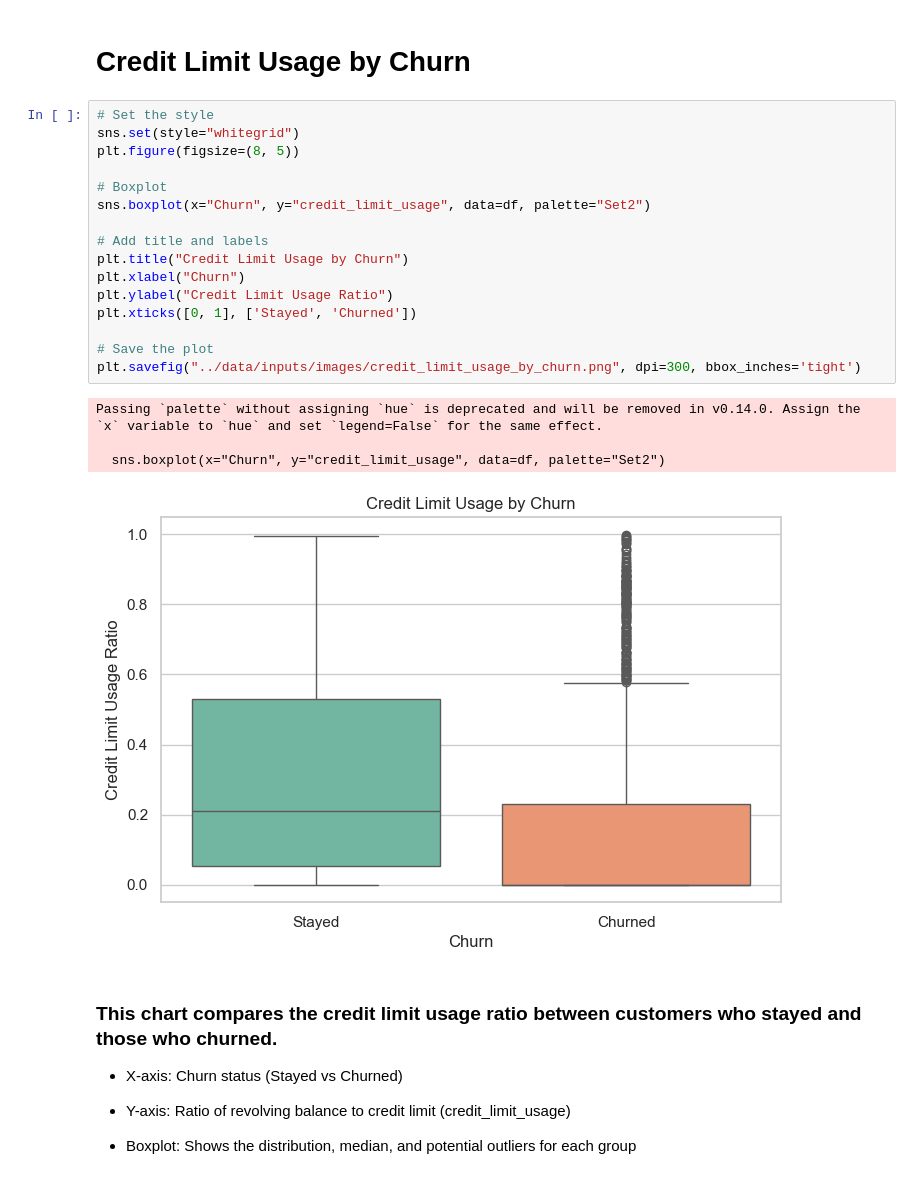
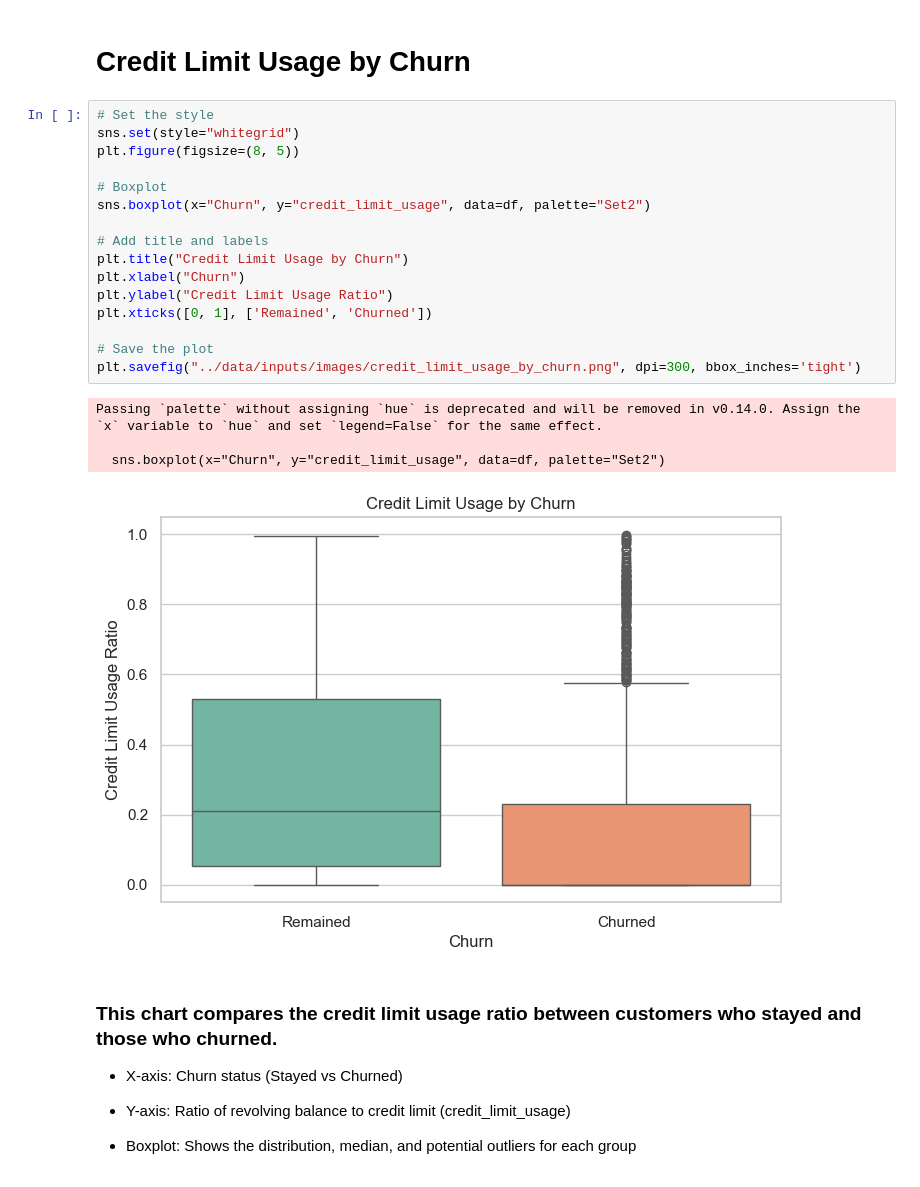
Before and after one commit to rmj9000/Credit_Card_Customer_Churn_Analysis, a Jupyter notebook: jupyter_notebooks/02_boxplot.ipynb, the cells around one changed output. Drawn from its saved outputs; the diff is of its cells as text.

Commit message:
Change label on Box Plot from Stayed to Remained

```diff
--- a/jupyter_notebooks/02_boxplot.ipynb
+++ b/jupyter_notebooks/02_boxplot.ipynb
@@ -23,24 +23,24 @@ df.head()
 # %%
 # Set the style
 sns.set(style="whitegrid")
 plt.figure(figsize=(8, 5))
 
 # Boxplot
 sns.boxplot(x="Churn", y="credit_limit_usage", data=df, palette="Set2")
 
 # Add title and labels
 plt.title("Credit Limit Usage by Churn")
 plt.xlabel("Churn")
 plt.ylabel("Credit Limit Usage Ratio")
-plt.xticks([0, 1], ['Stayed', 'Churned'])
+plt.xticks([0, 1], ['Remained', 'Churned'])
 
 # Save the plot
 plt.savefig("../data/inputs/images/credit_limit_usage_by_churn.png", dpi=300, bbox_inches='tight')
 # %% [output]
 Passing `palette` without assigning `hue` is deprecated and will be removed in v0.14.0. Assign the `x` variable to `hue` and set `legend=False` for the same effect.
 
   sns.boxplot(x="Churn", y="credit_limit_usage", data=df, palette="Set2")
-[figure, old version]
+[figure, new version]
 # %% [markdown]
 ### This chart compares the credit limit usage ratio between customers who stayed and those who churned.
 
```
Also changed, not shown: 1 other file.
